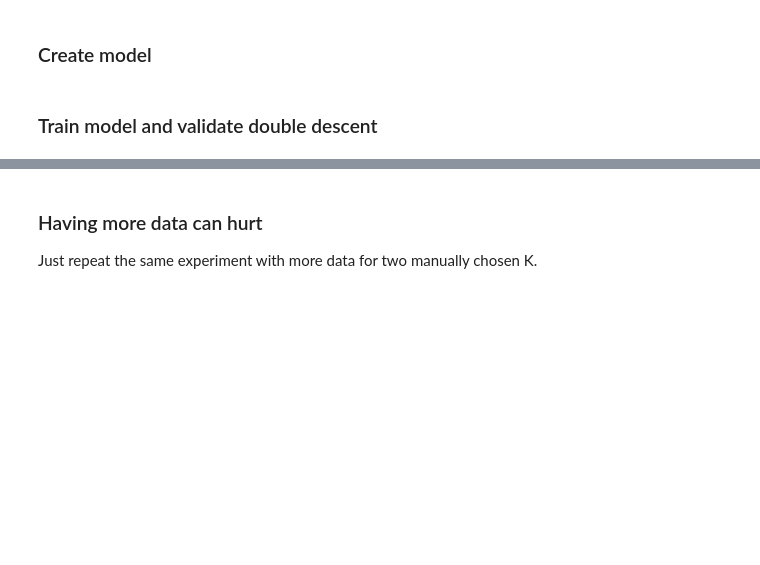
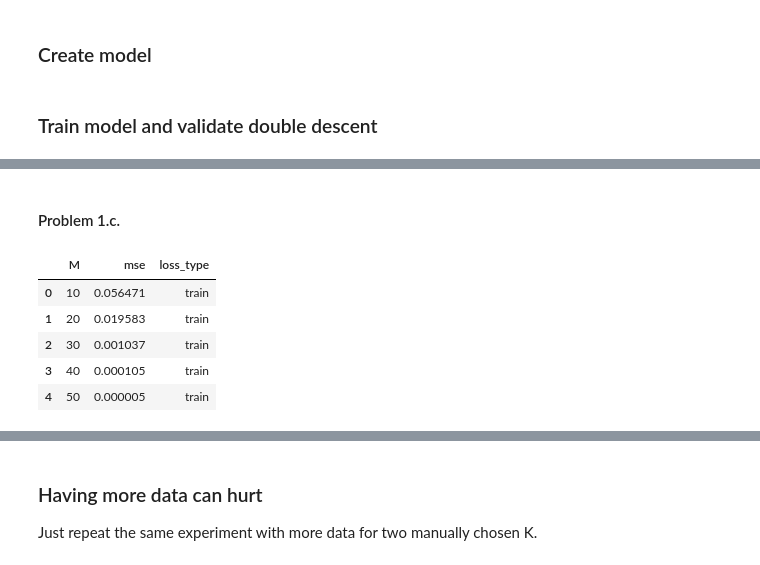
Before and after one commit to hoanghl/master-hw, a Jupyter notebook: exercise_2/exercise_2_template.ipynb, the cells around one changed output, grey strips where cells are left out. Saved outputs shown, nothing was run; the diff lists cells and outputs as text; code cells hidden in the pictures; blank space fills up the shorter version.

```diff
--- a/exercise_2/exercise_2_template.ipynb
+++ b/exercise_2/exercise_2_template.ipynb
@@ -37,0 +151,2 @@ class regression(nn.Module):
+# %% [markdown]
+#### Problem 1.c.
@@ -38 +160,27 @@ class regression(nn.Module):
+# %%
+losses = []
+
+for k, loss in losses_train.items():
+    losses.append({
+        'M': k,
+        'mse': loss[-1],
+        'loss_type': 'train'
+    })
+
+for k, loss in losses_val.items():
+    losses.append({
+        'M': k,
+        'mse': loss[-1],
+        'loss_type': 'val'
+    })
+
+df_loss = pd.DataFrame.from_records(losses)
+df_loss.head()
+# %% [output]
+|  | M | mse | loss_type |
+| 0 | 10 | 0.056471 | train |
+| 1 | 20 | 0.019583 | train |
+| 2 | 30 | 0.001037 | train |
+| 3 | 40 | 0.000105 | train |
+| 4 | 50 | 0.000005 | train |
 # %%
```
Also changed, not shown: parts of 24 cells of this notebook, 3 other files.
